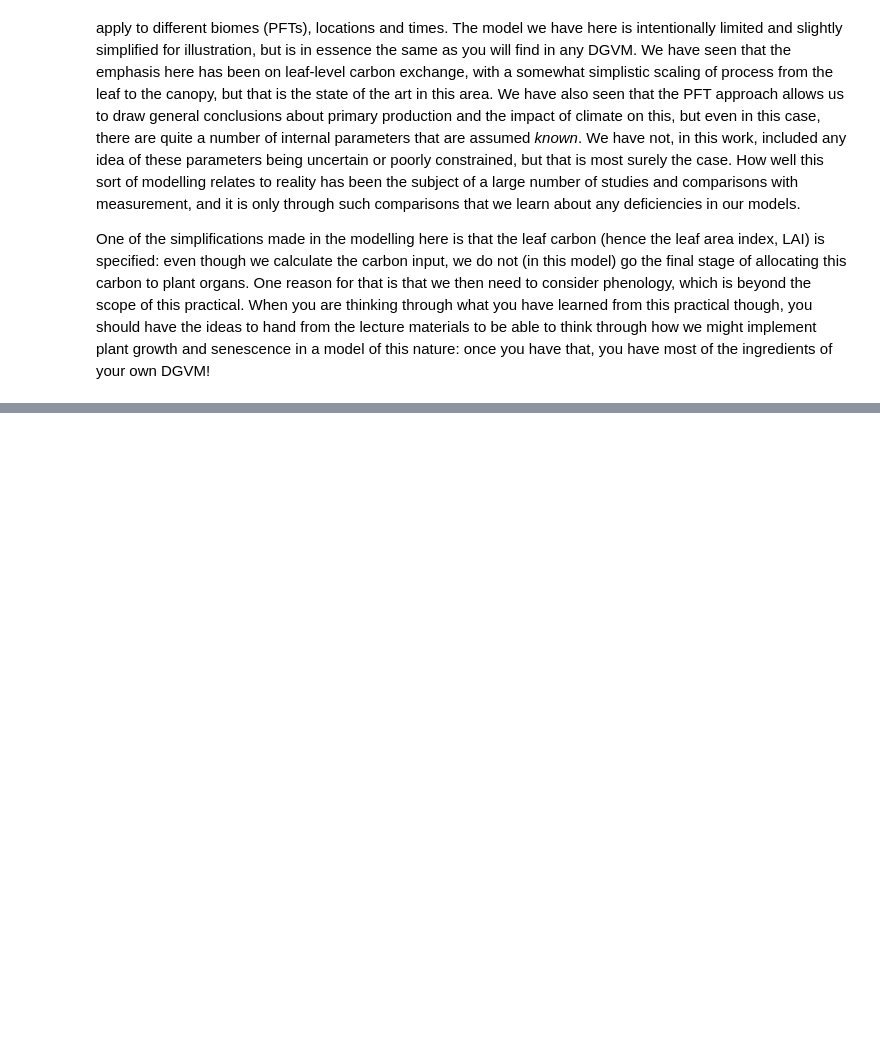
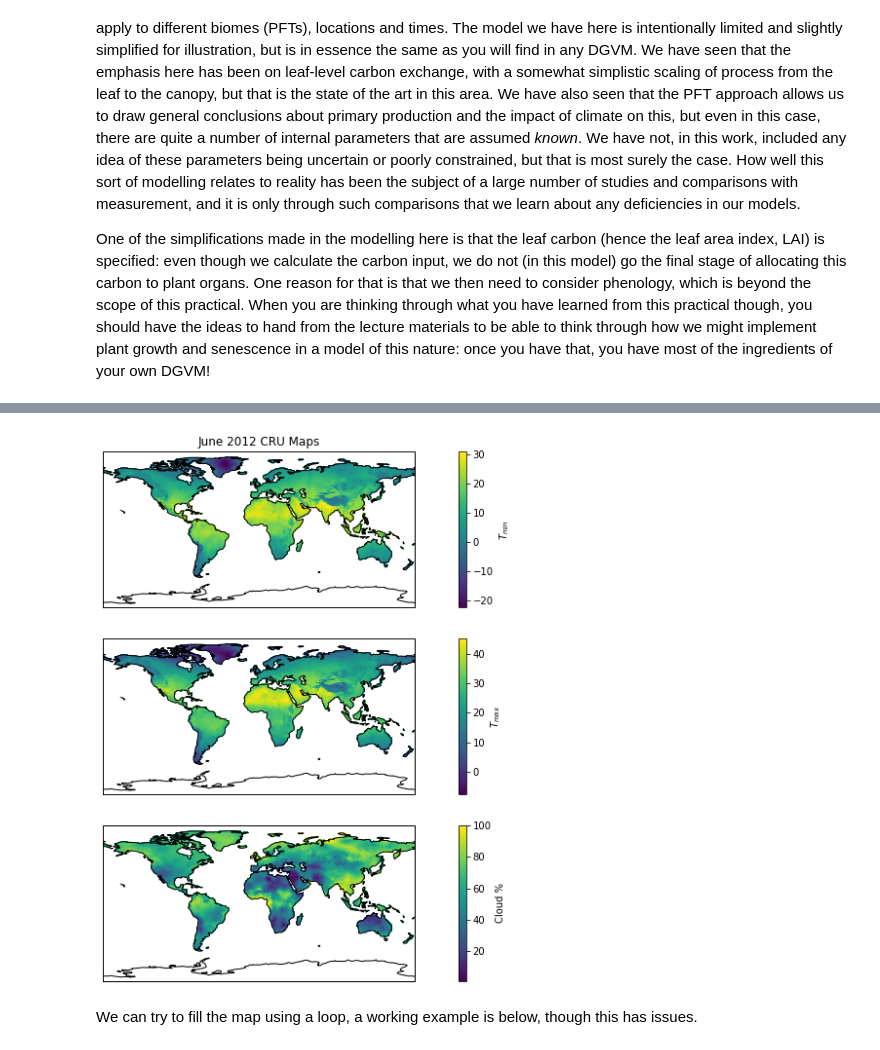
Before and after one commit to UCL-EO/geog0133, a Jupyter notebook: docs/notebooks_lab/011_Photosynthesis_Modelling_Practical.ipynb, the cells around one changed output, grey strips where cells are left out. Saved outputs shown, nothing was run; the diff lists cells and outputs as text; code cells hidden in the pictures; blank space fills up the shorter version.

```diff
--- a/docs/notebooks_lab/011_Photosynthesis_Modelling_Practical.ipynb
+++ b/docs/notebooks_lab/011_Photosynthesis_Modelling_Practical.ipynb
@@ -634,0 +641,46 @@ One of the simplifications made in the modelling here is that the leaf carbon (h
+# %%
+import shapely.vectorized
+Tlons,Tlats = np.meshgrid(lons,lats)
+ocean = cfeature.OCEAN
+allocean = list(ocean.geometries())
+mask = np.sum([shapely.vectorized.contains(c, Tlons, Tlats)
+                       for c in allocean],axis=0)
+ocean_mask = np.ones_like(mask,dtype=float)
+ocean_mask[mask==1] = np.nan
+# %%
+from geog0133.cru import getCRU_lonlat
+import cartopy.crs as ccrs
+import cartopy.feature as cfeature
+
+lons,lats = getCRU_lonlat()
+
+
+
+year = 2012
+doy = 135
+
+datetime_object = datetime(year,1,1)+timedelta(doy-1)
+
+month = datetime_object.month
+
+data_map = getCRU(year=2012,month=[month],longitude='all',latitude='all')
+
+cru_vars = ['tmn','tmx','cld']
+cru_labs = [r'$T_{min}$',r'$T_{max}$',r'Cloud %']
+
+
+f = plt.figure(figsize=(16,10))
+
+for pn,(var,lab) in enumerate(zip(cru_vars,cru_labs)):
+    ax = f.add_subplot(3,1,pn+1,projection=ccrs.PlateCarree())
+    if pn == 0:
+        ax.set_title(datetime(year,month+1,1).strftime('%B %Y')+' CRU Maps')
+    s = ax.pcolormesh(lons,lats,data_map[var][0]*ocean_mask)
+    ax.add_feature(cfeature.COASTLINE)
+    sax = plt.colorbar(s)
+    sax.set_label(lab)
+plt.show()
+# %% [output]
+[figure, added]
+# %% [markdown]
+We can try to fill the map using a loop, a working example is below, though this has issues.
```
Also changed, not shown: parts of 4 cells of this notebook, 7 other files.
